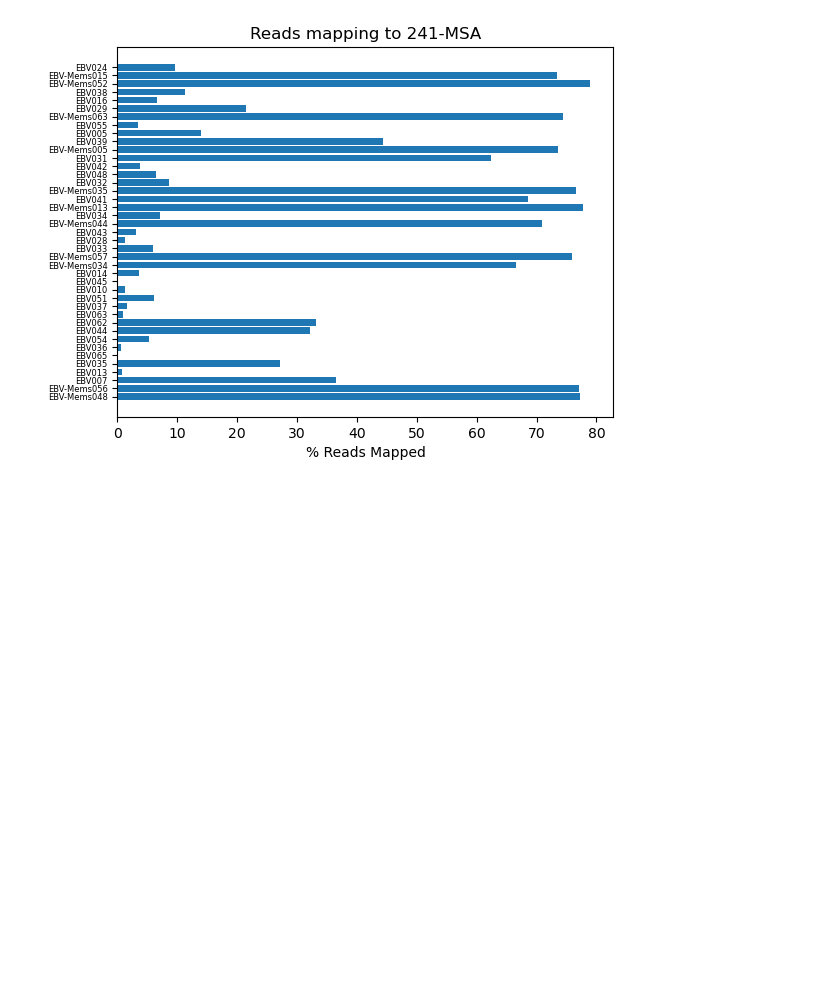
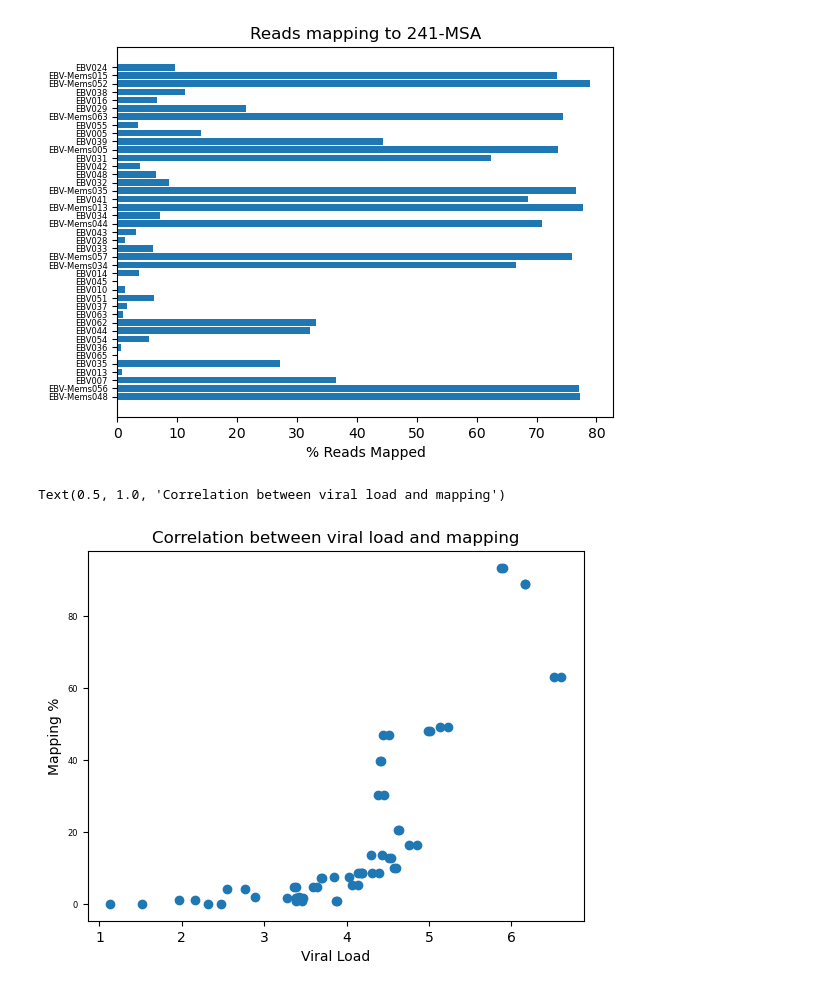
Before and after one commit to jamesboot/ViralVariantCalling, a Jupyter notebook: 6-alignmentQC.ipynb, the cells around one changed output. Drawn from its saved outputs; the diff is of its cells as text; code cells hidden in the pictures; blank space fills up the shorter version.

Commit message:
Add correlation of mapping and viral load

```diff
--- a/6-alignmentQC.ipynb
+++ b/6-alignmentQC.ipynb
@@ -107,3 +106,61 @@ plt.show()
 # %% [output]
 [77.23, 77.16, 36.49, 0.76, 27.18, 0.08, 0.66, 5.23, 32.12, 33.19, 0.91, 1.51, 6.09, 1.32, 0.08, 3.54, 66.61, 75.89, 6.0, 1.28, 3.06, 70.89, 7.15, 77.76, 68.59, 76.64, 8.57, 6.4, 3.8, 62.41, 73.51, 44 ...
 [figure]
+# %%
+# Corrlate viral loads with mapping
+
+# Load viral load data
+dir = '/Users/jamesboot/Documents/9.Genome Centre Files/GC-AAA-10836'
+viralLoad = pd.read_csv(dir+'/viral_loads.csv', header=None)
+viralLoad.rename(columns={0:'Sample', 1:'ViralLoad'}, inplace=True)
+viralLoad.drop_duplicates(inplace=True)
+viralLoad.duplicated()
+#print(viralLoad)
+
+# Load mapping data
+# Specify directory
+dir = '/Users/jamesboot/Documents/9.Genome Centre Files/GC-AAA-10836/NC7605-Align'
+files = dir + '/*.tsv'
+
+# Find input files
+inFiles = glob.glob(files)
+
+# Create sample names from file names
+inFileShort = [s.replace(dir+'/', '') for s in inFiles]
+samples = [s.replace('.tsv', '') for s in inFileShort]
+
+# Read in files
+DF_list = list()
+DF_list = [pd.read_csv(sheet, sep = '\t', names = ['QC-Passed-Reads',
+                                                   'QC-Failed-Reads',
+                                                   'Metric'], index_col = 2) for sheet in inFiles]
+
+# Create an array of mapping percentages
+# Empty array for results to go in
+mapping = []
+for x in DF_list:
+    val = x.loc['mapped %', 'QC-Passed-Reads']
+    val2 = float(val.replace('%', ''))
+    mapping.append(val2)
+
+# Create pandas dataframe
+mappingD = {'Sample': samples, 'Mapping': mapping}
+mappingDF = pd.DataFrame(data=mappingD)
+#print(mappingDF)
+
+# Merge dataframes
+mergeDF = viralLoad.merge(mappingDF, left_on='Sample', right_on='Sample')
+#print(mergeDF)
+
+# Log transform viral load
+mergeDF['log_ViralLoad'] = np.log10(mergeDF['ViralLoad'])
+
+# Plot
+plt.scatter(x=mergeDF['log_ViralLoad'], y = mergeDF['Mapping'])
+plt.yticks(fontsize=6)
+plt.xlabel("Viral Load")
+plt.ylabel("Mapping %")
+plt.title('Correlation between viral load and mapping')
+# %% [output]
+Text(0.5, 1.0, 'Correlation between viral load and mapping')
+[figure, added]
```
Also changed, not shown: parts of 1 cell of this notebook.
